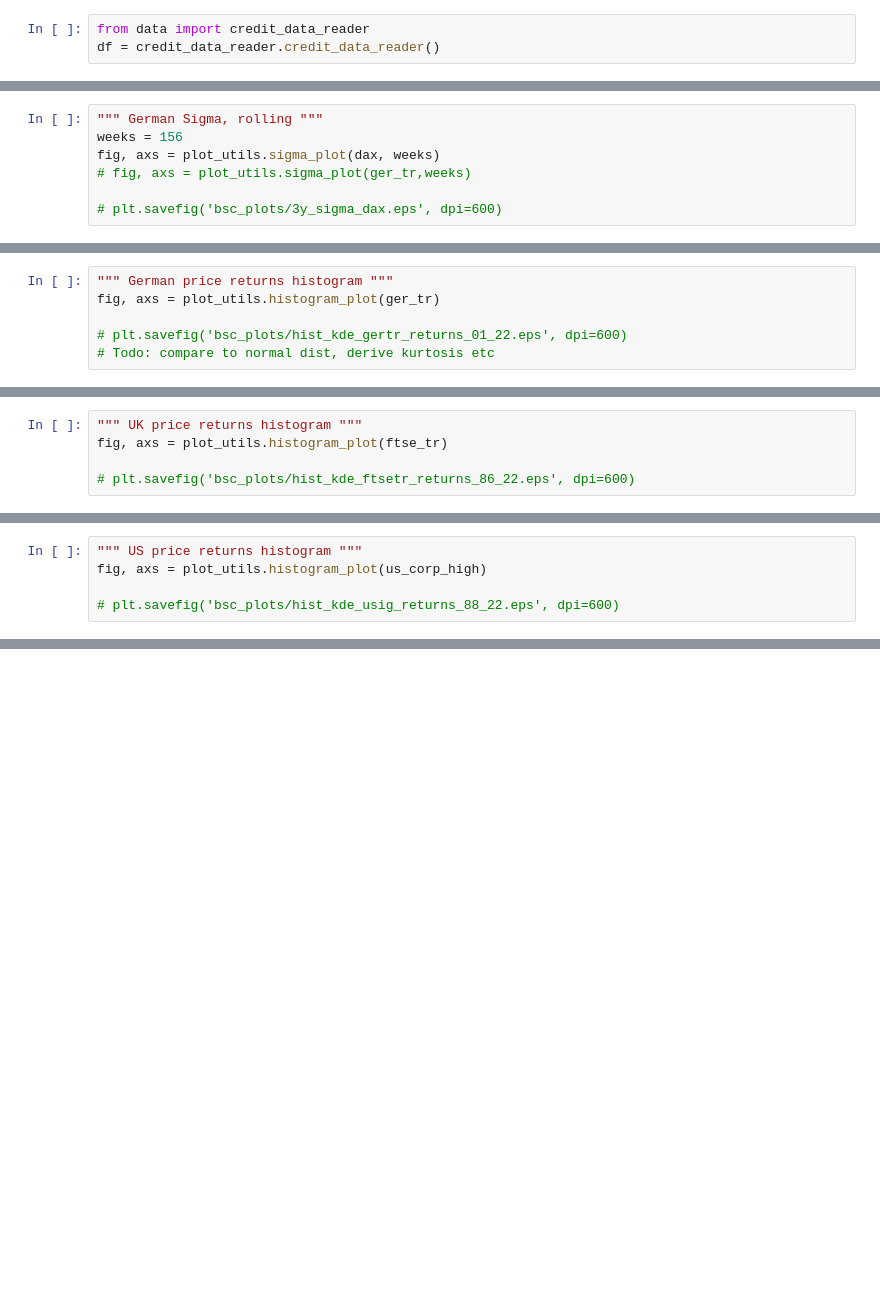
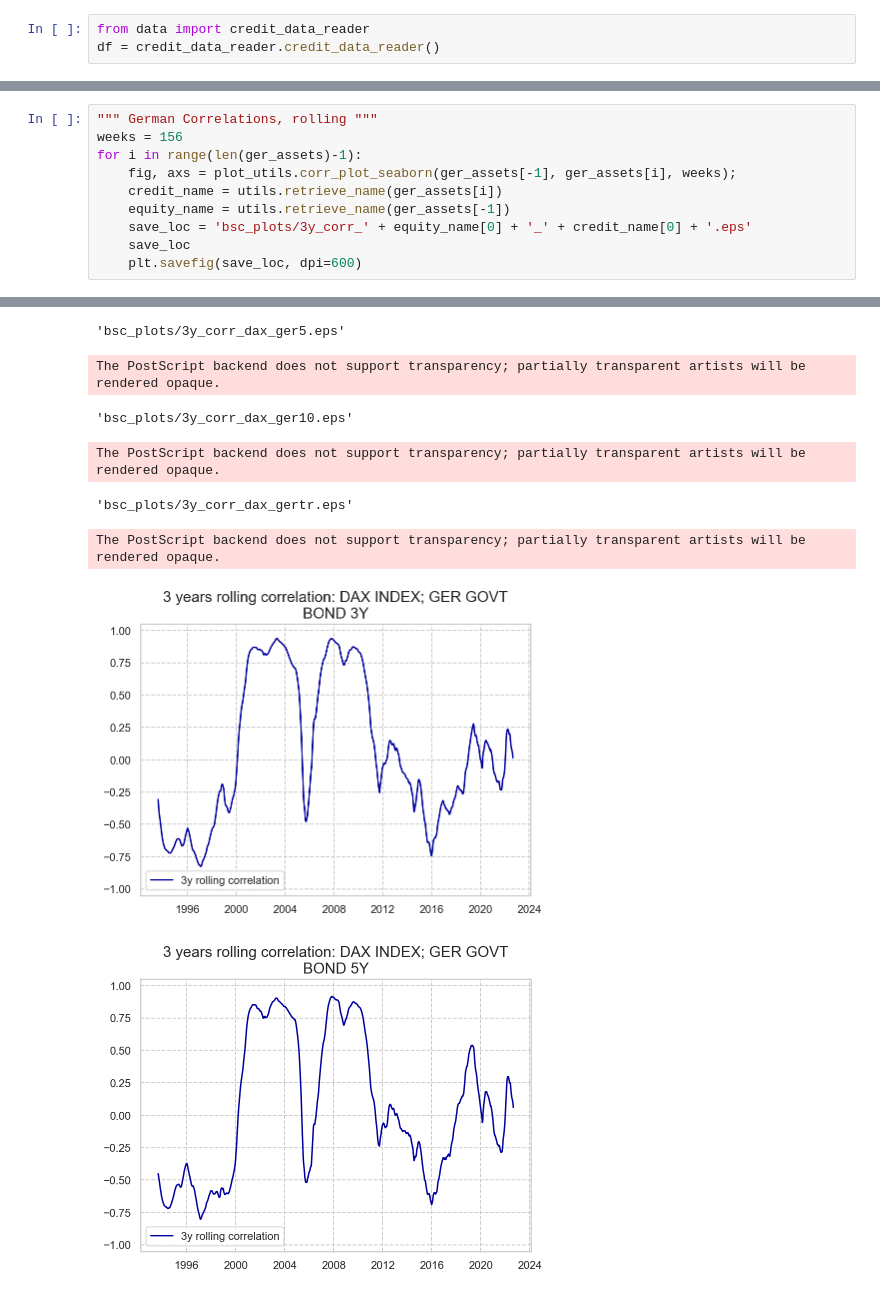
Before and after one commit to TimmieBengtsson/bachelors_project, a Jupyter notebook: bsc_script.ipynb, the cells around one changed output, grey strips where cells are left out. Cells and saved outputs as stored; diff of their text form; blank space fills up the shorter version.

```diff
--- a/bsc_script.ipynb
+++ b/bsc_script.ipynb
@@ -158,7 +40,0 @@ fig, axs = plot_utils.sigma_plot(uk_corp_ig, weeks)
-# %%
-""" German Sigma, rolling """
-weeks = 156
-fig, axs = plot_utils.sigma_plot(dax, weeks)
-# fig, axs = plot_utils.sigma_plot(ger_tr,weeks)
-
-# plt.savefig('bsc_plots/3y_sigma_dax.eps', dpi=600)
@@ -291,6 +40,0 @@ Text(0.5, 0, '')
-# %%
-""" German price returns histogram """
-fig, axs = plot_utils.histogram_plot(ger_tr)
-
-# plt.savefig('bsc_plots/hist_kde_gertr_returns_01_22.eps', dpi=600)
-# Todo: compare to normal dist, derive kurtosis etc
@@ -299,5 +40,0 @@ fig, axs = plot_utils.histogram_plot(ger_tr)
-# %%
-""" UK price returns histogram """
-fig, axs = plot_utils.histogram_plot(ftse_tr)
-
-# plt.savefig('bsc_plots/hist_kde_ftsetr_returns_86_22.eps', dpi=600)
@@ -306,5 +40,0 @@ fig, axs = plot_utils.histogram_plot(ftse_tr)
-# %%
-""" US price returns histogram """
-fig, axs = plot_utils.histogram_plot(us_corp_high)
-
-# plt.savefig('bsc_plots/hist_kde_usig_returns_88_22.eps', dpi=600)
@@ -330,0 +133,11 @@ sns.kdeplot(data=returns, x="return", linewidth=1, cut=0.10)
+# %%
+""" German Correlations, rolling """
+weeks = 156
+for i in range(len(ger_assets)-1):
+    fig, axs = plot_utils.corr_plot_seaborn(ger_assets[-1], ger_assets[i], weeks);
+    credit_name = utils.retrieve_name(ger_assets[i])
+    equity_name = utils.retrieve_name(ger_assets[-1])
+    save_loc = 'bsc_plots/3y_corr_' + equity_name[0] + '_' + credit_name[0] + '.eps'
+    save_loc
+    plt.savefig(save_loc, dpi=600)
+# %% [output]
@@ -330,0 +147,8 @@ sns.kdeplot(data=returns, x="return", linewidth=1, cut=0.10)
+'bsc_plots/3y_corr_dax_ger5.eps'
+The PostScript backend does not support transparency; partially transparent artists will be rendered opaque.
+'bsc_plots/3y_corr_dax_ger10.eps'
+The PostScript backend does not support transparency; partially transparent artists will be rendered opaque.
+'bsc_plots/3y_corr_dax_gertr.eps'
+The PostScript backend does not support transparency; partially transparent artists will be rendered opaque.
+[figure, added]
+[figure, added]
```
Also changed, not shown: parts of 47 cells of this notebook, 7 other files.
